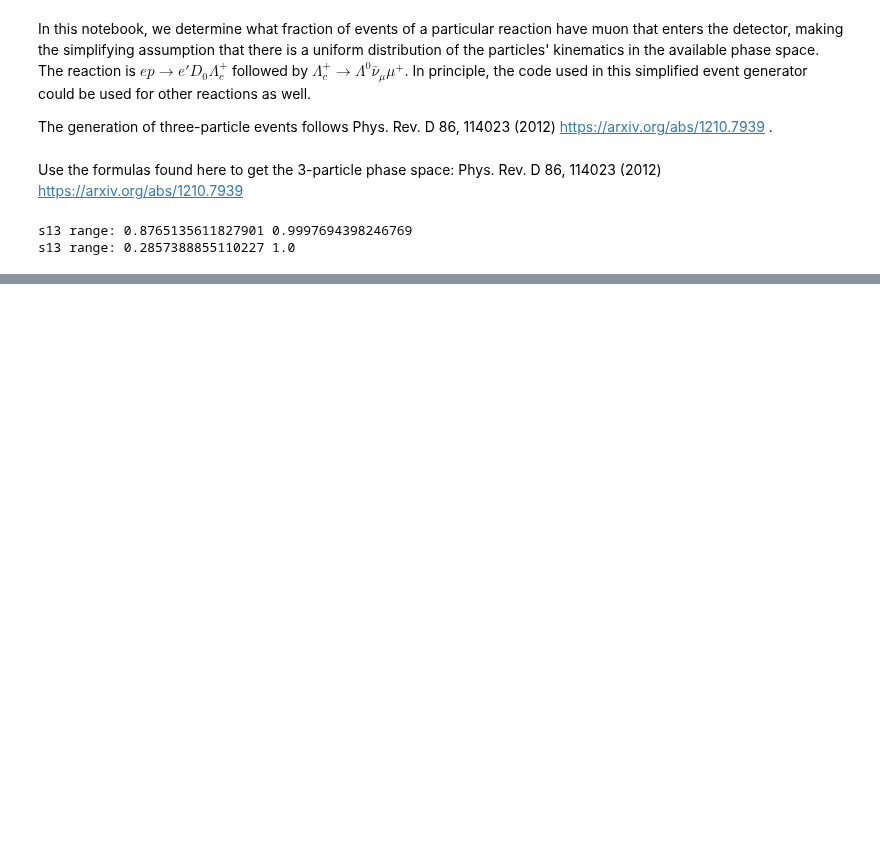
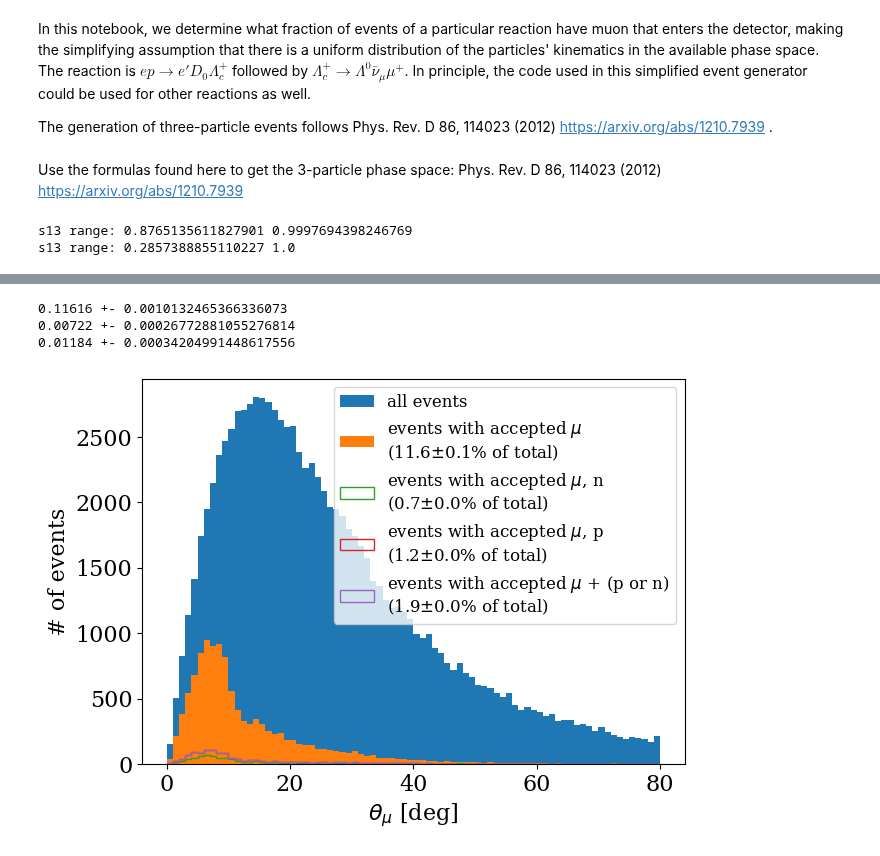
Before and after one commit to sebouh137/fcal_sim, a Jupyter notebook: SimpleEventGenerator.ipynb, the cells around one changed output, grey strips where cells are left out. Cells and saved outputs as stored; diff of their text form; code cells hidden in the pictures; blank space fills up the shorter version.

```diff
--- a/SimpleEventGenerator.ipynb
+++ b/SimpleEventGenerator.ipynb
@@ -247,3 +384,43 @@ plt.show()
+# %%
+#plot events in which both the muon and the nucleon are within acceptance.
+accepted_mu = df.query(acceptance_condition("mu"))
+num = len(accepted_mu)
+denom = len(df)
+print(num/denom, "+-", np.sqrt(num*(denom-num)/denom**3))
+
+plt.hist(df.mu_theta*180/np.pi,bins=np.linspace(0,80,81), label ="all events")
+plt.hist(accepted_mu.mu_theta*180/np.pi,bins=np.linspace(0, 80, 81), label=f"events with accepted $\mu$\n({num/denom*100:.1f}$\pm${np.sqrt(num*(denom-num)/denom**3)*100:.1f}% of total)")
+
+accepted_mu_n = df.query(acceptance_condition("mu")+ " and "+ acceptance_condition("N") + " and Ntype==2112")
+num = len(accepted_mu_n)
+print(num/denom, "+-", np.sqrt(num*(denom-num)/denom**3))
+plt.hist(accepted_mu_n.mu_theta*180/np.pi,bins=np.linspace(0, 80, 81),
+         label=f"events with accepted $\mu$, n\n({num/denom*100:.1f}$\pm${np.sqrt(num*(denom-num)/denom**3)*100:.1f}% of total)",
+          histtype='step')
+
+accepted_mu_p = df.query(acceptance_condition("mu")+ " and "+ acceptance_condition("N") + " and Ntype==2212")
+num = len(accepted_mu_p)
+print(num/denom, "+-", np.sqrt(num*(denom-num)/denom**3))
+plt.hist(accepted_mu_p.mu_theta*180/np.pi,bins=np.linspace(0, 80, 81),
+         label=f"events with accepted $\mu$, p\n({num/denom*100:.1f}$\pm${np.sqrt(num*(denom-num)/denom**3)*100:.1f}% of total)",
+          histtype='step')
+
+accepted_mu_p_or_n = df.query(acceptance_condition("mu")+ " and "+ acceptance_condition("N"))
+num = len(accepted_mu_p_or_n)
+
+plt.hist(accepted_mu_p.mu_theta*180/np.pi,bins=np.linspace(0, 80, 81),
+         label=f"events with accepted $\mu$ + (p or n)\n({num/denom*100:.1f}$\pm${np.sqrt(num*(denom-num)/denom**3)*100:.1f}% of total)",
+          histtype='step')
+
+plt.legend(fontsize=12)
+plt.xlabel("$\\theta_\mu$ [deg]")
+plt.ylabel("# of events")
+plt.show()
+# %% [output]
+0.11616 +- 0.0010132465366336073
+0.00722 +- 0.00026772881055276814
+0.01184 +- 0.00034204991448617556
+[figure, added]
 # %%
 def toLund(df, filename):
     with open(filename, "w") as f:
```
Also changed, not shown: parts of 9 cells of this notebook.
